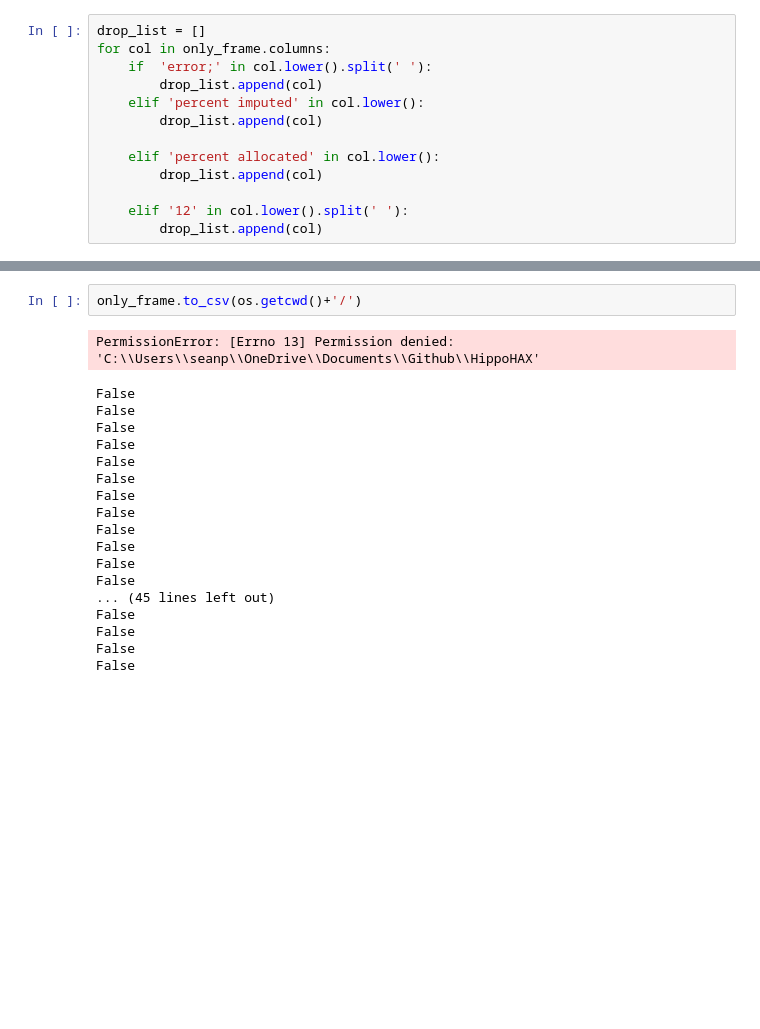
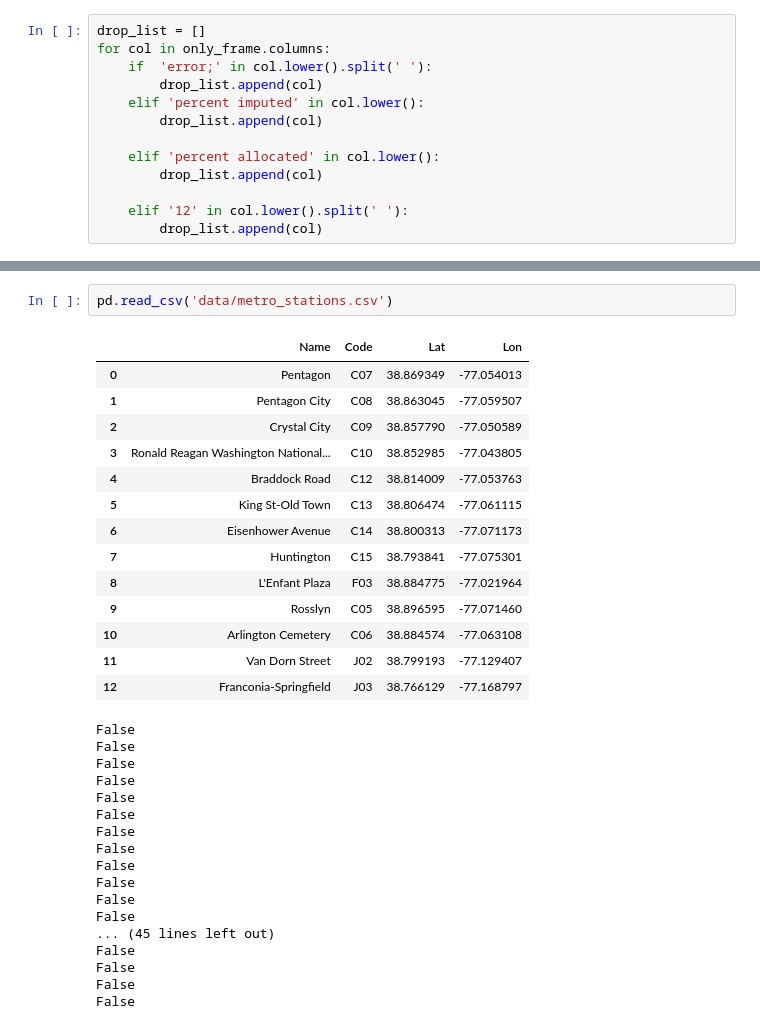
Before and after one commit to scimas/HippoHAX, a Jupyter notebook: ACS_Cleaning.ipynb, the cells around one changed output, grey strips where cells are left out. Saved outputs shown, nothing was run; the diff lists cells and outputs as text; blank space fills up the shorter version.

Commit message:
accounting for wmata transfers in acs data

```diff
--- a/ACS_Cleaning.ipynb
+++ b/ACS_Cleaning.ipynb
@@ -109,10 +109,23 @@ only_frame
 | 13 | 100.0 | 6.9 | 93.1 | 0.5 | ... |
 | 14 | 100.0 | 29.8 | 70.2 | 1.7 | ... |
 15 rows × 49 columns
-# %%
-only_frame.to_csv(os.getcwd()+'/')
-# %% [output]
-PermissionError: [Errno 13] Permission denied: 'C:\\Users\\seanp\\OneDrive\\Documents\\Github\\HippoHAX'
+# %%
+pd.read_csv('data/metro_stations.csv')
+# %% [output]
+|  | Name | Code | Lat | Lon |
+| 0 | Pentagon | C07 | 38.869349 | -77.054013 |
+| 1 | Pentagon City | C08 | 38.863045 | -77.059507 |
+| 2 | Crystal City | C09 | 38.857790 | -77.050589 |
+| 3 | Ronald Reagan Washington National... | C10 | 38.852985 | -77.043805 |
+| 4 | Braddock Road | C12 | 38.814009 | -77.053763 |
+| 5 | King St-Old Town | C13 | 38.806474 | -77.061115 |
+| 6 | Eisenhower Avenue | C14 | 38.800313 | -77.071173 |
+| 7 | Huntington | C15 | 38.793841 | -77.075301 |
+| 8 | L'Enfant Plaza | F03 | 38.884775 | -77.021964 |
+| 9 | Rosslyn | C05 | 38.896595 | -77.071460 |
+| 10 | Arlington Cemetery | C06 | 38.884574 | -77.063108 |
+| 11 | Van Dorn Street | J02 | 38.799193 | -77.129407 |
+| 12 | Franconia-Springfield | J03 | 38.766129 | -77.168797 |
 # %%
 # %% [output]
 False
```
Also changed, not shown: parts of 2 cells of this notebook, 8 other files.
